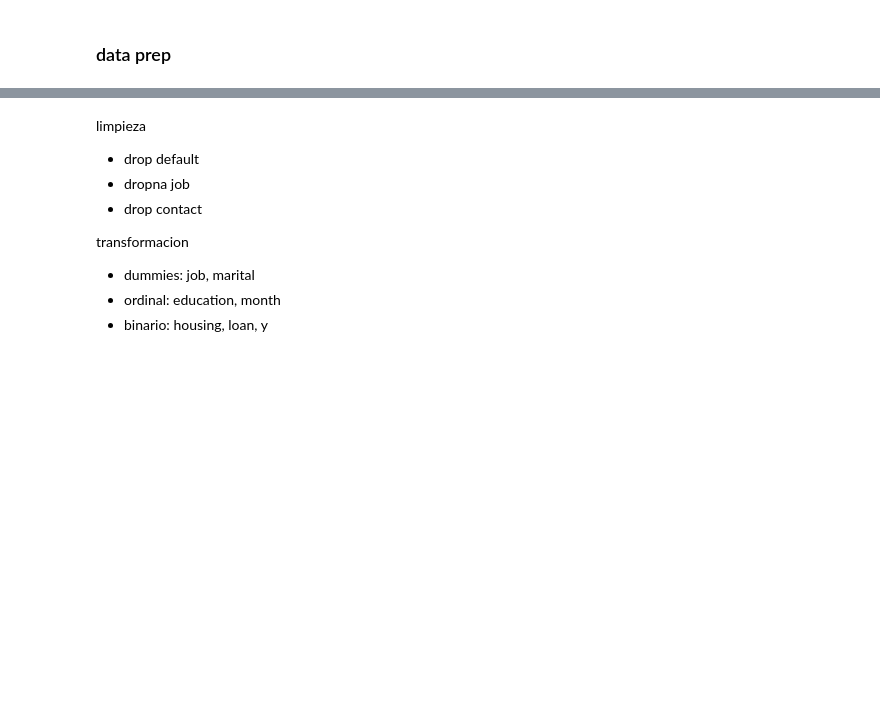
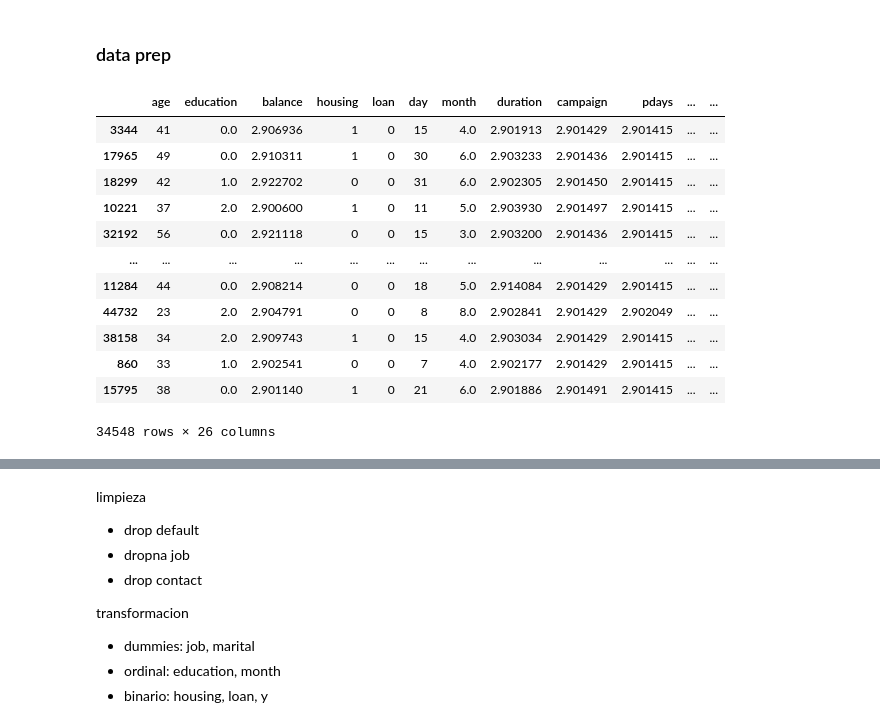
Before and after one commit to njisly/online_ds_thebridge_Nur, a Jupyter notebook: ejercicios/04_Machine_Learning/Sprint_13/Unidad_01/Practica_Obligatoria/18_Practica_Obligatoria_Arboles_de_Decisión_y_Ajuste_de_hiperparámetros.ipynb, the cells around one changed output, grey strips where cells are left out. Drawn from its saved outputs; the diff is of its cells as text; code cells hidden in the pictures; blank space fills up the shorter version.

```diff
--- a/ejercicios/04_Machine_Learning/Sprint_13/Unidad_01/Practica_Obligatoria/18_Practica_Obligatoria_Arboles_de_Decisión_y_Ajuste_de_hiperparámetros.ipynb
+++ b/ejercicios/04_Machine_Learning/Sprint_13/Unidad_01/Practica_Obligatoria/18_Practica_Obligatoria_Arboles_de_Decisión_y_Ajuste_de_hiperparámetros.ipynb
@@ -220,3 +195,19 @@ train["education"] = cursos.fit_transform(train[["education"]])
 # %%
 train.replace("yes", 1, inplace=True)
 train.replace("no", 0, inplace=True)
+# %%
+train
+# %% [output]
+|  | age | education | balance | housing | loan | day | month | duration | campaign | pdays | ... | ... |
+| 3344 | 41 | 0.0 | 2.906936 | 1 | 0 | 15 | 4.0 | 2.901913 | 2.901429 | 2.901415 | ... | ... |
+| 17965 | 49 | 0.0 | 2.910311 | 1 | 0 | 30 | 6.0 | 2.903233 | 2.901436 | 2.901415 | ... | ... |
+| 18299 | 42 | 1.0 | 2.922702 | 0 | 0 | 31 | 6.0 | 2.902305 | 2.901450 | 2.901415 | ... | ... |
+| 10221 | 37 | 2.0 | 2.900600 | 1 | 0 | 11 | 5.0 | 2.903930 | 2.901497 | 2.901415 | ... | ... |
+| 32192 | 56 | 0.0 | 2.921118 | 0 | 0 | 15 | 3.0 | 2.903200 | 2.901436 | 2.901415 | ... | ... |
+| ... | ... | ... | ... | ... | ... | ... | ... | ... | ... | ... | ... | ... |
+| 11284 | 44 | 0.0 | 2.908214 | 0 | 0 | 18 | 5.0 | 2.914084 | 2.901429 | 2.901415 | ... | ... |
+| 44732 | 23 | 2.0 | 2.904791 | 0 | 0 | 8 | 8.0 | 2.902841 | 2.901429 | 2.902049 | ... | ... |
+| 38158 | 34 | 2.0 | 2.909743 | 1 | 0 | 15 | 4.0 | 2.903034 | 2.901429 | 2.901415 | ... | ... |
+| 860 | 33 | 1.0 | 2.902541 | 0 | 0 | 7 | 4.0 | 2.902177 | 2.901429 | 2.901415 | ... | ... |
+| 15795 | 38 | 0.0 | 2.901140 | 1 | 0 | 21 | 6.0 | 2.901886 | 2.901491 | 2.901415 | ... | ... |
+34548 rows × 26 columns
```
Also changed, not shown: parts of 26 cells of this notebook.
